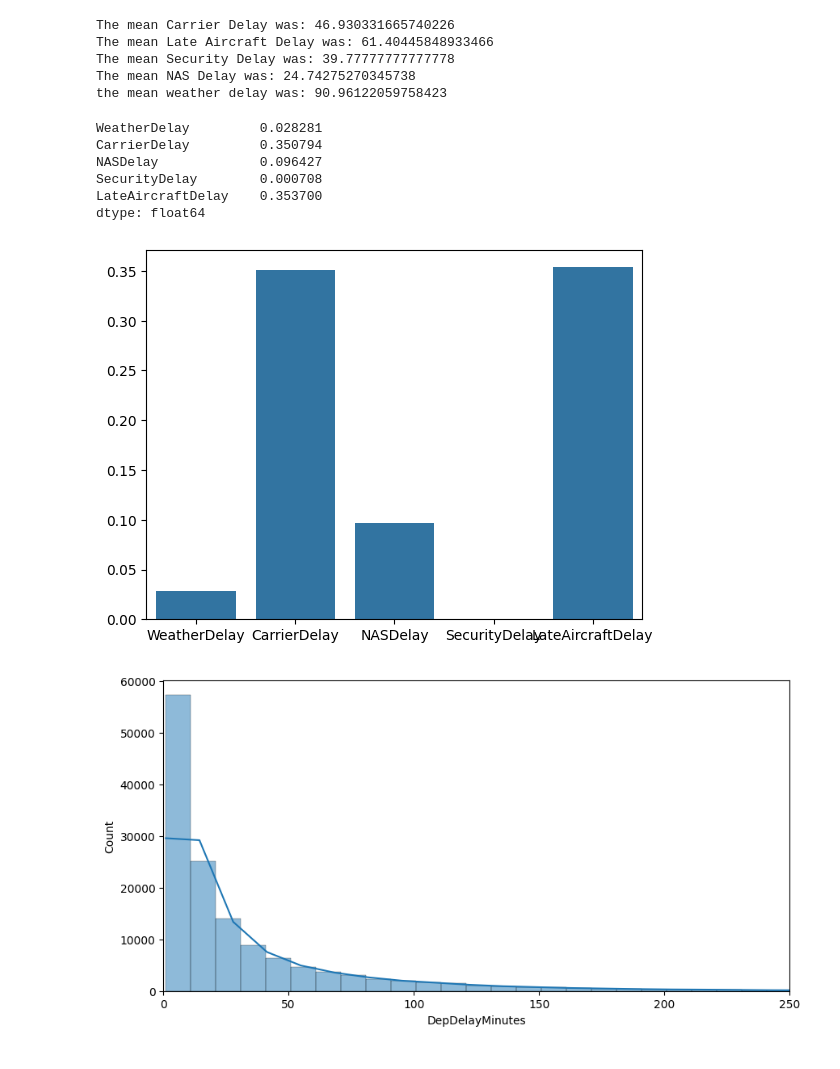
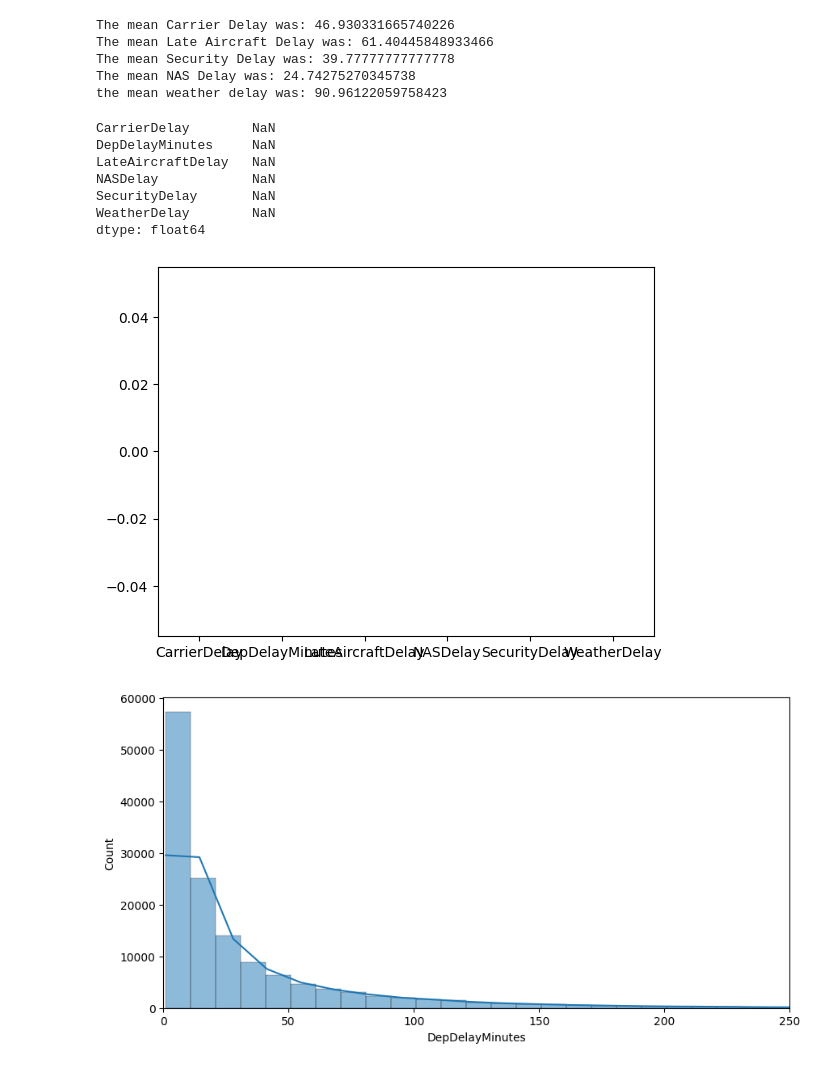
Before and after one commit to diego-mogollon/lateguru, a Jupyter notebook: notebooks/EDA_C.ipynb, the cells around one changed output. Drawn from its saved outputs; the diff is of its cells as text; code cells hidden in the pictures.

```diff
--- a/notebooks/EDA_C.ipynb
+++ b/notebooks/EDA_C.ipynb
@@ -287,17 +289,18 @@ the mean weather delay was: 90.96122059758423
 # %%
 total_delayed_mins = sfo_delayed[['DepDelayMinutes']].sum()
 delay_mins_pct = sfo_delayed[['WeatherDelay', 'CarrierDelay', 'NASDelay', 'SecurityDelay', 'LateAircraftDelay']].sum() /  total_delayed_mins
-sns.barplot(delay_mins_count)
+sns.barplot(delay_mins_pct)
 
-print(delay_mins_count)
+print(delay_mins_pct)
 # %% [output]
-WeatherDelay         0.028281
-CarrierDelay         0.350794
-NASDelay             0.096427
-SecurityDelay        0.000708
-LateAircraftDelay    0.353700
+CarrierDelay        NaN
+DepDelayMinutes     NaN
+LateAircraftDelay   NaN
+NASDelay            NaN
+SecurityDelay       NaN
+WeatherDelay        NaN
 dtype: float64
-[figure, old version]
+[figure, new version]
 # %%
 #Distribution of delayed departure length in minutes, each bin has a wdith of 10 minutes of delay.
 plt.figure(figsize=(10,5))
```
Also changed, not shown: parts of 7 cells of this notebook, 1 other file.
